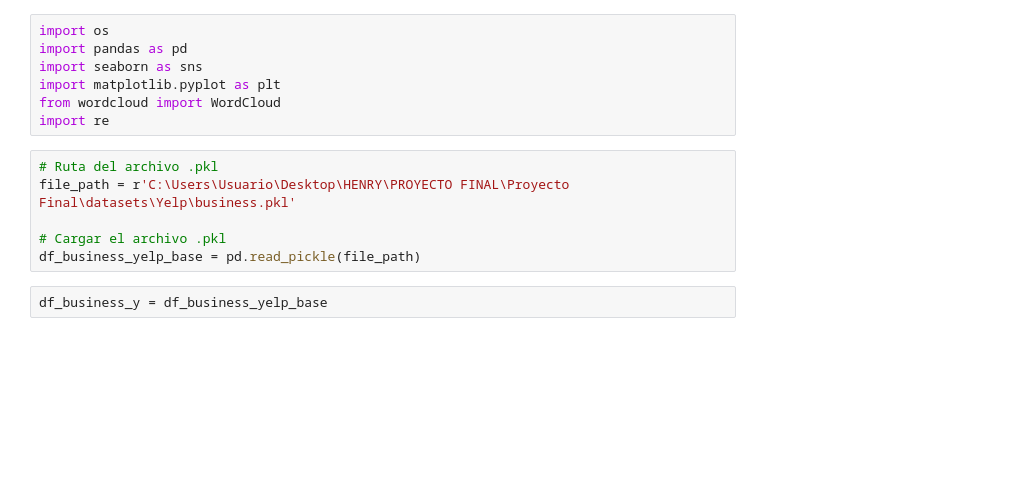
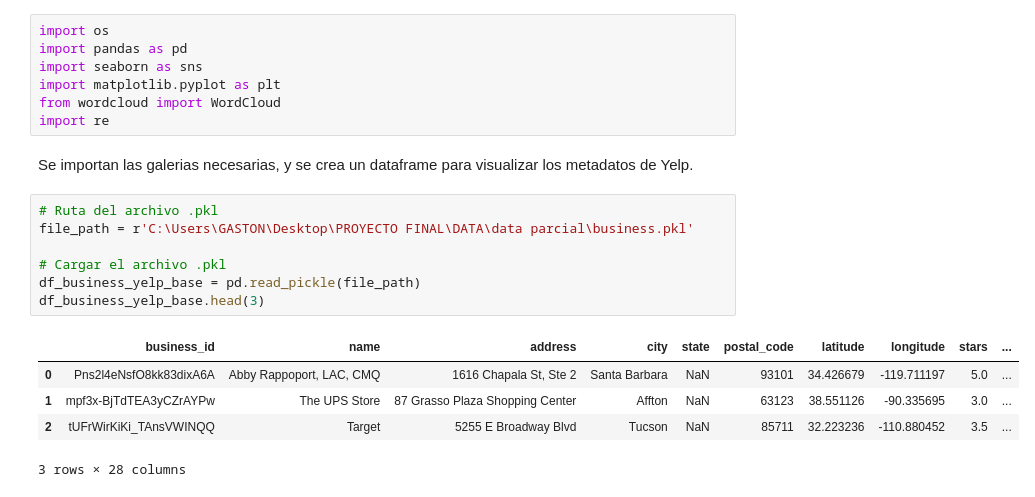
Before and after one commit to gastorellano/epicurean_project, a Jupyter notebook: Data Engineering/ETL/ETL_Yelp/ETL_business_yelp.ipynb, the cells around one changed output. Cells and saved outputs as stored; diff of their text form; blank space fills up the shorter version.

```diff
--- a/Data Engineering/ETL/ETL_Yelp/ETL_business_yelp.ipynb
+++ b/Data Engineering/ETL/ETL_Yelp/ETL_business_yelp.ipynb
@@ -5,11 +5,18 @@ import seaborn as sns
 import matplotlib.pyplot as plt
 from wordcloud import WordCloud
 import re
+# %% [markdown]
+Se importan las galerias necesarias, y se crea un dataframe para visualizar los metadatos de Yelp.
 # %%
 # Ruta del archivo .pkl
-file_path = r'C:\Users\Usuario\Desktop\HENRY\PROYECTO FINAL\Proyecto Final\datasets\Yelp\business.pkl'
+file_path = r'C:\Users\GASTON\Desktop\PROYECTO FINAL\DATA\data parcial\business.pkl'
 
 # Cargar el archivo .pkl
 df_business_yelp_base = pd.read_pickle(file_path)
+df_business_yelp_base.head(3)
+# %% [output]
+|  | business_id | name | address | city | state | postal_code | latitude | longitude | stars | ... |
+| 0 | Pns2l4eNsfO8kk83dixA6A | Abby Rappoport, LAC, CMQ | 1616 Chapala St, Ste 2 | Santa Barbara | NaN | 93101 | 34.426679 | -119.711197 | 5.0 | ... |
+| 1 | mpf3x-BjTdTEA3yCZrAYPw | The UPS Store | 87 Grasso Plaza Shopping Center | Affton | NaN | 63123 | 38.551126 | -90.335695 | 3.0 | ... |
+| 2 | tUFrWirKiKi_TAnsVWINQQ | Target | 5255 E Broadway Blvd | Tucson | NaN | 85711 | 32.223236 | -110.880452 | 3.5 | ... |
+3 rows × 28 columns
-# %%
-df_business_y = df_business_yelp_base
```
Also changed, not shown: parts of 28 cells of this notebook.
